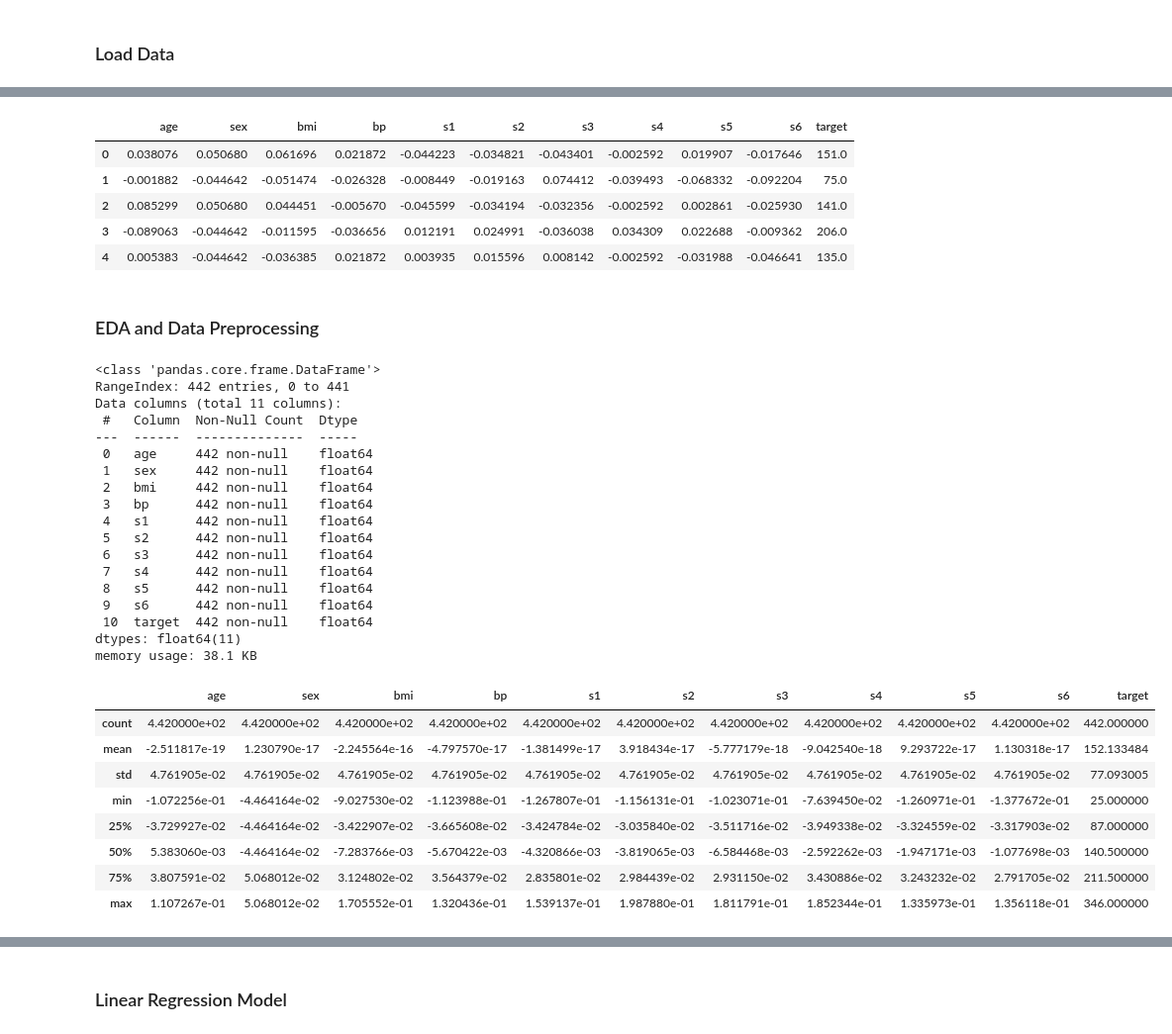
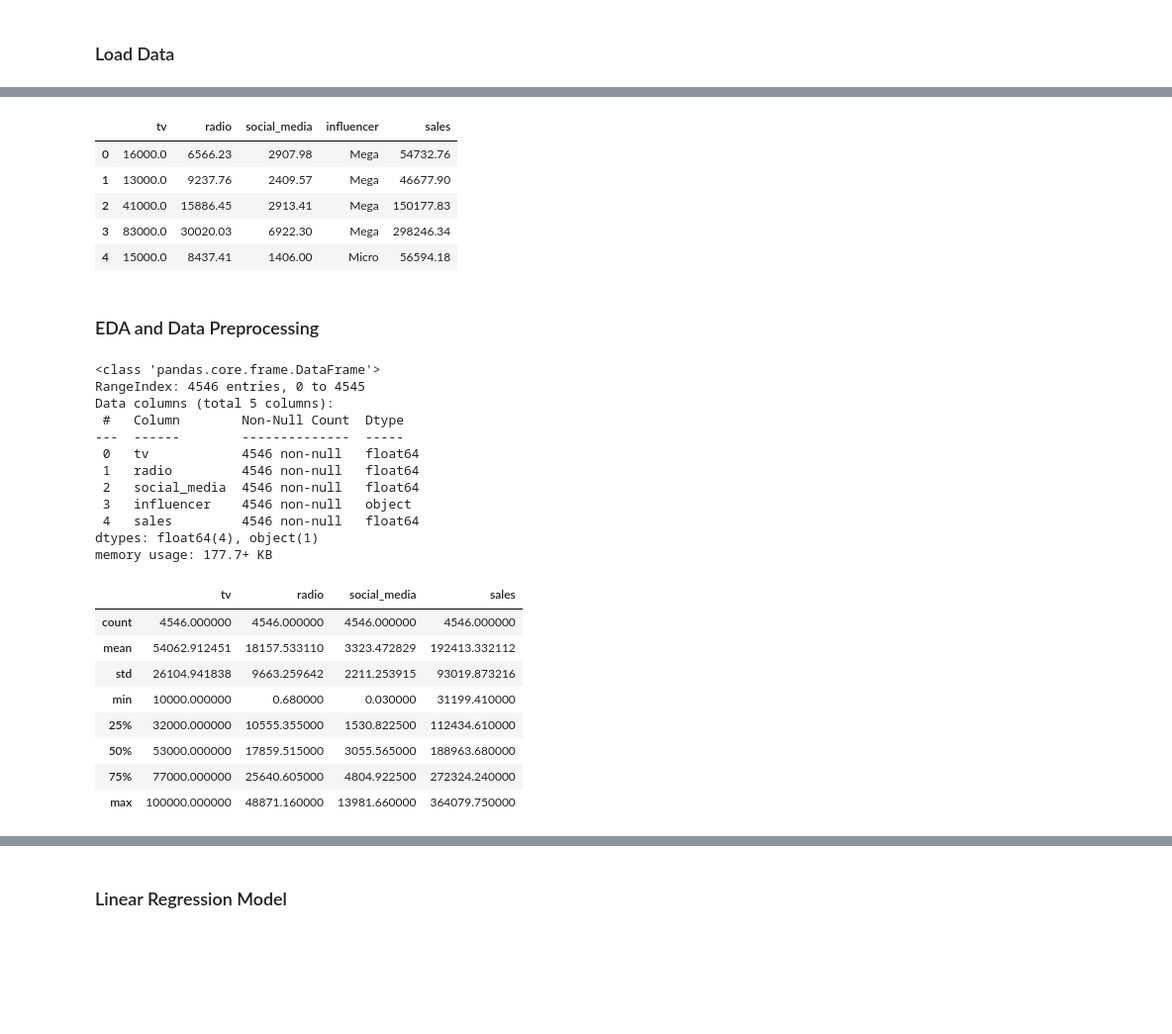
Before and after one commit to JacobJ215/ML-Guide-Code-Examples, a Jupyter notebook: regularization.ipynb, the cells around one changed output, grey strips where cells are left out. Shown at 99% size. Cells and saved outputs as stored; diff of their text form; code cells hidden in the pictures; blank space fills up the shorter version.

```diff
--- a/regularization.ipynb
+++ b/regularization.ipynb
@@ -56,50 +20,46 @@ Name: target, Length: 442, dtype: float64
-# %%
-# Create DataFrame for visualizing data
-diabetes_df = pd.concat([X, y], axis=1, join='inner')
-diabetes_df.head()
-# %% [output]
-|  | age | sex | bmi | bp | s1 | s2 | s3 | s4 | s5 | s6 | target |
-| 0 | 0.038076 | 0.050680 | 0.061696 | 0.021872 | -0.044223 | -0.034821 | -0.043401 | -0.002592 | 0.019907 | -0.017646 | 151.0 |
-| 1 | -0.001882 | -0.044642 | -0.051474 | -0.026328 | -0.008449 | -0.019163 | 0.074412 | -0.039493 | -0.068332 | -0.092204 | 75.0 |
-| 2 | 0.085299 | 0.050680 | 0.044451 | -0.005670 | -0.045599 | -0.034194 | -0.032356 | -0.002592 | 0.002861 | -0.025930 | 141.0 |
-| 3 | -0.089063 | -0.044642 | -0.011595 | -0.036656 | 0.012191 | 0.024991 | -0.036038 | 0.034309 | 0.022688 | -0.009362 | 206.0 |
-| 4 | 0.005383 | -0.044642 | -0.036385 | 0.021872 | 0.003935 | 0.015596 | 0.008142 | -0.002592 | -0.031988 | -0.046641 | 135.0 |
+# %%
+# Read in data
+df = pd.read_csv('Data/advertising_and_sales_clean.csv')
+
+# Preview Features
+df.head()
+# %% [output]
+|  | tv | radio | social_media | influencer | sales |
+| 0 | 16000.0 | 6566.23 | 2907.98 | Mega | 54732.76 |
+| 1 | 13000.0 | 9237.76 | 2409.57 | Mega | 46677.90 |
+| 2 | 41000.0 | 15886.45 | 2913.41 | Mega | 150177.83 |
+| 3 | 83000.0 | 30020.03 | 6922.30 | Mega | 298246.34 |
+| 4 | 15000.0 | 8437.41 | 1406.00 | Micro | 56594.18 |
 # %% [markdown]
 ### EDA and Data Preprocessing
 # %%
 # Check data types and look for null values
-diabetes_df.info()
+df.info()
 # %% [output]
 <class 'pandas.core.frame.DataFrame'>
-RangeIndex: 442 entries, 0 to 441
-Data columns (total 11 columns):
- #   Column  Non-Null Count  Dtype
----  ------  --------------  -----
- 0   age     442 non-null    float64
- 1   sex     442 non-null    float64
- 2   bmi     442 non-null    float64
- 3   bp      442 non-null    float64
- 4   s1      442 non-null    float64
- 5   s2      442 non-null    float64
- 6   s3      442 non-null    float64
- 7   s4      442 non-null    float64
- 8   s5      442 non-null    float64
- 9   s6      442 non-null    float64
- 10  target  442 non-null    float64
-dtypes: float64(11)
-memory usage: 38.1 KB
+RangeIndex: 4546 entries, 0 to 4545
+Data columns (total 5 columns):
+ #   Column        Non-Null Count  Dtype
+---  ------        --------------  -----
+ 0   tv            4546 non-null   float64
+ 1   radio         4546 non-null   float64
+ 2   social_media  4546 non-null   float64
+ 3   influencer    4546 non-null   object
+ 4   sales         4546 non-null   float64
+dtypes: float64(4), object(1)
+memory usage: 177.7+ KB
 # %%
 # Display describitive statistics
-diabetes_df.describe()
+df.describe()
 # %% [output]
-|  | age | sex | bmi | bp | s1 | s2 | s3 | s4 | s5 | s6 | target |
-| count | 4.420000e+02 | 4.420000e+02 | 4.420000e+02 | 4.420000e+02 | 4.420000e+02 | 4.420000e+02 | 4.420000e+02 | 4.420000e+02 | 4.420000e+02 | 4.420000e+02 | 442.000000 |
-| mean | -2.511817e-19 | 1.230790e-17 | -2.245564e-16 | -4.797570e-17 | -1.381499e-17 | 3.918434e-17 | -5.777179e-18 | -9.042540e-18 | 9.293722e-17 | 1.130318e-17 | 152.133484 |
-| std | 4.761905e-02 | 4.761905e-02 | 4.761905e-02 | 4.761905e-02 | 4.761905e-02 | 4.761905e-02 | 4.761905e-02 | 4.761905e-02 | 4.761905e-02 | 4.761905e-02 | 77.093005 |
-| min | -1.072256e-01 | -4.464164e-02 | -9.027530e-02 | -1.123988e-01 | -1.267807e-01 | -1.156131e-01 | -1.023071e-01 | -7.639450e-02 | -1.260971e-01 | -1.377672e-01 | 25.000000 |
-| 25% | -3.729927e-02 | -4.464164e-02 | -3.422907e-02 | -3.665608e-02 | -3.424784e-02 | -3.035840e-02 | -3.511716e-02 | -3.949338e-02 | -3.324559e-02 | -3.317903e-02 | 87.000000 |
-| 50% | 5.383060e-03 | -4.464164e-02 | -7.283766e-03 | -5.670422e-03 | -4.320866e-03 | -3.819065e-03 | -6.584468e-03 | -2.592262e-03 | -1.947171e-03 | -1.077698e-03 | 140.500000 |
-| 75% | 3.807591e-02 | 5.068012e-02 | 3.124802e-02 | 3.564379e-02 | 2.835801e-02 | 2.984439e-02 | 2.931150e-02 | 3.430886e-02 | 3.243232e-02 | 2.791705e-02 | 211.500000 |
-| max | 1.107267e-01 | 5.068012e-02 | 1.705552e-01 | 1.320436e-01 | 1.539137e-01 | 1.987880e-01 | 1.811791e-01 | 1.852344e-01 | 1.335973e-01 | 1.356118e-01 | 346.000000 |
+|  | tv | radio | social_media | sales |
+| count | 4546.000000 | 4546.000000 | 4546.000000 | 4546.000000 |
+| mean | 54062.912451 | 18157.533110 | 3323.472829 | 192413.332112 |
+| std | 26104.941838 | 9663.259642 | 2211.253915 | 93019.873216 |
+| min | 10000.000000 | 0.680000 | 0.030000 | 31199.410000 |
+| 25% | 32000.000000 | 10555.355000 | 1530.822500 | 112434.610000 |
+| 50% | 53000.000000 | 17859.515000 | 3055.565000 | 188963.680000 |
+| 75% | 77000.000000 | 25640.605000 | 4804.922500 | 272324.240000 |
+| max | 100000.000000 | 48871.160000 | 13981.660000 | 364079.750000 |
 # %%
 # Plot pairplot to visualize ditrubutions
```
Also changed, not shown: parts of 40 cells of this notebook.
